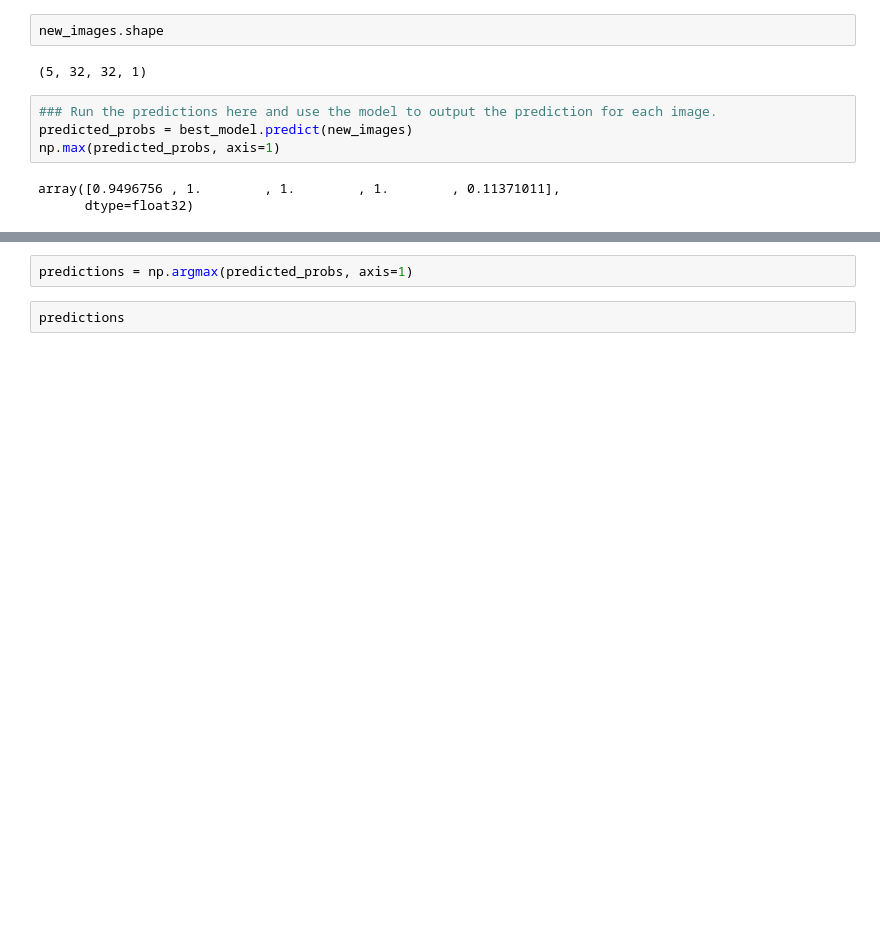
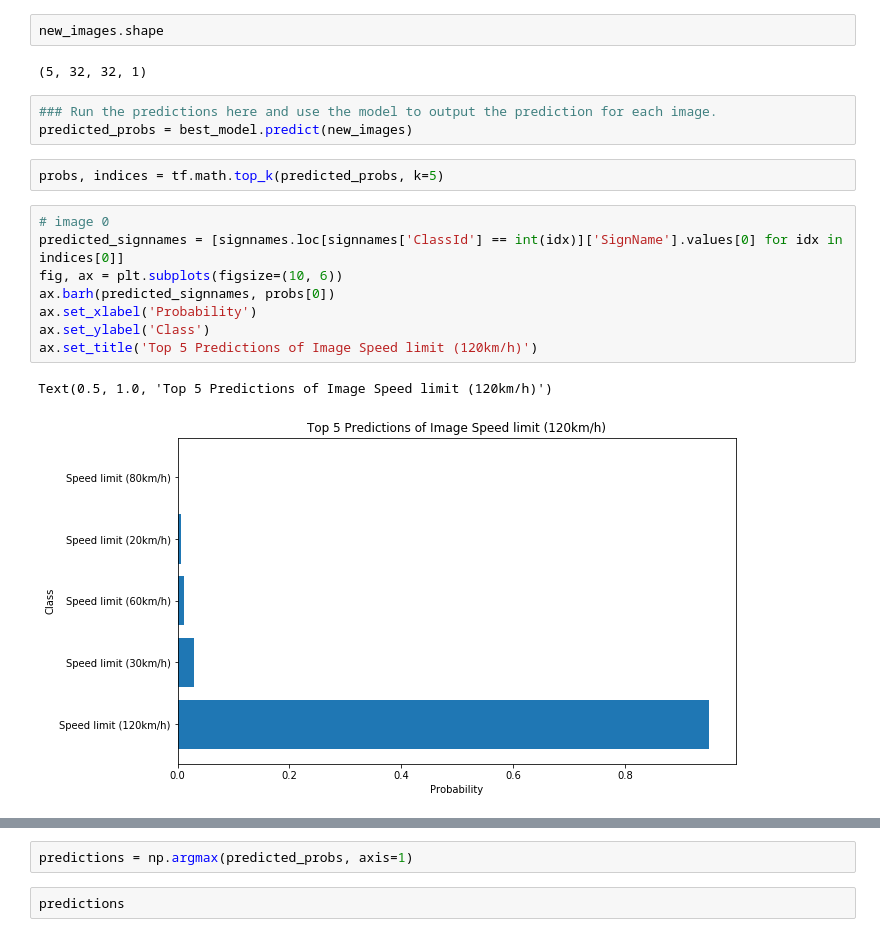
Before and after one commit to zexihan/CarND-Traffic-Sign-Classifier-Project, a Jupyter notebook: Traffic_Sign_Classifier.ipynb, the cells around one changed output, grey strips where cells are left out. Saved outputs shown, nothing was run; the diff lists cells and outputs as text; blank space fills up the shorter version.

Commit message:
add bar charts

```diff
--- a/Traffic_Sign_Classifier.ipynb
+++ b/Traffic_Sign_Classifier.ipynb
@@ -473,7 +474,16 @@ new_images.shape
 # %%
 ### Run the predictions here and use the model to output the prediction for each image.
 predicted_probs = best_model.predict(new_images)
-np.max(predicted_probs, axis=1)
-# %% [output]
-array([0.9496756 , 1.        , 1.        , 1.        , 0.11371011],
-      dtype=float32)
+# %%
+probs, indices = tf.math.top_k(predicted_probs, k=5)
+# %%
+# image 0
+predicted_signnames = [signnames.loc[signnames['ClassId'] == int(idx)]['SignName'].values[0] for idx in indices[0]]
+fig, ax = plt.subplots(figsize=(10, 6))
+ax.barh(predicted_signnames, probs[0])
+ax.set_xlabel('Probability')
+ax.set_ylabel('Class')
+ax.set_title('Top 5 Predictions of Image Speed limit (120km/h)')
+# %% [output]
+Text(0.5, 1.0, 'Top 5 Predictions of Image Speed limit (120km/h)')
+[figure, added]
```
Also changed, not shown: parts of 9 cells of this notebook, 7 other files.
